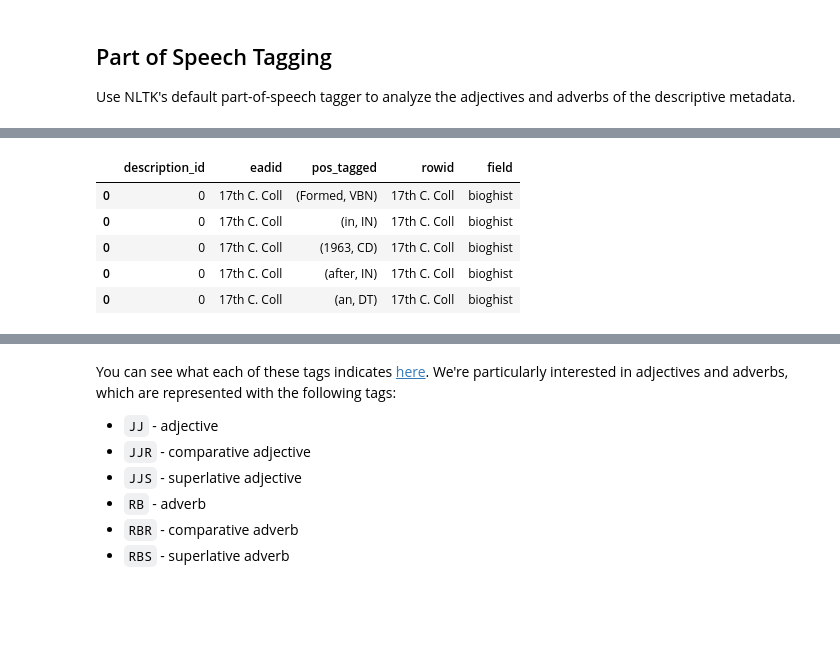
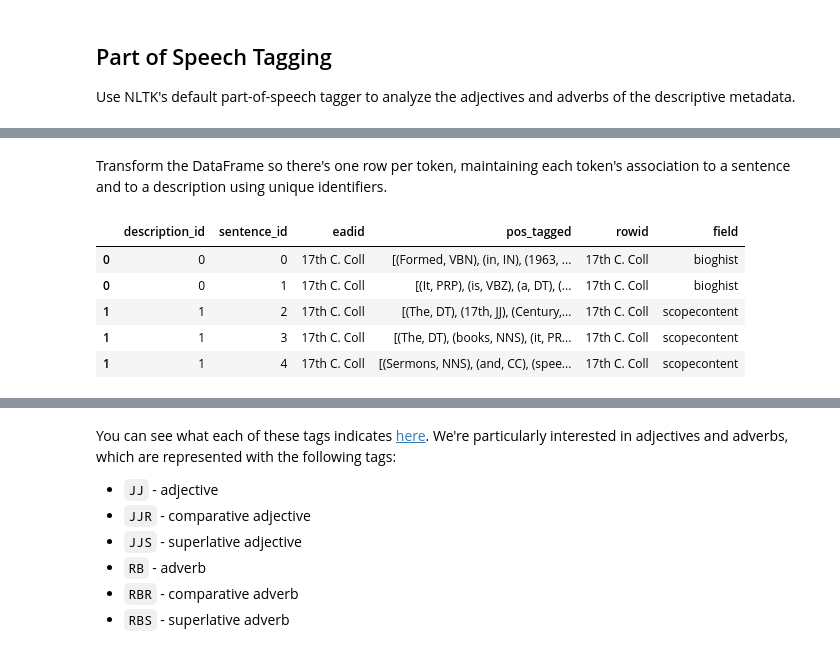
Before and after one commit to thegoose20/nusc, a Jupyter notebook: analysis_metadata_nusc.ipynb, the cells around one changed output, grey strips where cells are left out. Cells and saved outputs as stored; diff of their text form; code cells hidden in the pictures; blank space fills up the shorter version.

```diff
--- a/analysis_metadata_nusc.ipynb
+++ b/analysis_metadata_nusc.ipynb
@@ -112,0 +144,3 @@ print(len(descs))
+# %%
+descs = list(df_ead.doc) #ut + bh + sc + pi # EAD only   #all # EAD and Bell      #ut + t # titles only
+print(len(descs))
@@ -142,0 +182,16 @@ assert len(tokens) == len(descs)
+# %%
+tokenized_sents_by_desc_with_punc = [[word_tokenize(s) for s in sentence_list] for sentence_list in sentences]
+
+# Remove punctuation from the tokenized sentences
+tokenized_sents_by_desc = []
+for sentence_list in tokenized_sents_by_desc_with_punc:
+    new_sentence_list = []
+    for s in sentence_list:
+        new_s = [t for t in s if t not in punctuation]
+        new_sentence_list.append(new_s)
+    tokenized_sents_by_desc.append(new_sentence_list)
+
+assert len(tokenized_sents_by_desc) == len(tokenized_sents_by_desc_with_punc)
+assert len(tokenized_sents_by_desc) == len(descs)
+
+print(tokenized_sents_by_desc[1])
@@ -142,0 +202,3 @@ assert len(tokens) == len(descs)
+# %%
+df_ead.insert(len(df_ead.columns), "tokenized", tokenized_sents_by_desc)
+df_ead.head()
@@ -430,4 +473,4 @@ ead_tokenized = [word_tokenize(doc) for doc in ead_docs]
 # %%
-pos_tagged = [nltk.pos_tag(token_list) for token_list in ead_tokenized]
-pos_tagged[0]
+pos_tagged = [[nltk.pos_tag(token_list) for token_list in sentence_list] for sentence_list in tokenized_sents_by_desc]
+print(pos_tagged[0])
 # %% [output]
@@ -461,11 +488,17 @@ df_ead.head()
+# %% [markdown]
+Transform the DataFrame so there's one row per token, maintaining each token's association to a sentence and to a description using unique identifiers.
 # %%
-df_pos = df_ead.drop(columns=["doc"])
+df_pos = df_ead.drop(columns=["doc", "tokenized"])
+# Explode the DataFrame so there's one row per sentence
 df_pos = df_pos.explode("pos_tagged")
+# Assign unique identifiers to each sentence
+sentence_ids = [i for i in range(df_pos.shape[0])]
+df_pos.insert(1, "sentence_id", sentence_ids)
 df_pos.head()
 # %% [output]
-|  | description_id | eadid | pos_tagged | rowid | field |
-| 0 | 0 | 17th C. Coll | (Formed, VBN) | 17th C. Coll | bioghist |
-| 0 | 0 | 17th C. Coll | (in, IN) | 17th C. Coll | bioghist |
-| 0 | 0 | 17th C. Coll | (1963, CD) | 17th C. Coll | bioghist |
-| 0 | 0 | 17th C. Coll | (after, IN) | 17th C. Coll | bioghist |
-| 0 | 0 | 17th C. Coll | (an, DT) | 17th C. Coll | bioghist |
+|  | description_id | sentence_id | eadid | pos_tagged | rowid | field |
+| 0 | 0 | 0 | 17th C. Coll | [(Formed, VBN), (in, IN), (1963, ... | 17th C. Coll | bioghist |
+| 0 | 0 | 1 | 17th C. Coll | [(It, PRP), (is, VBZ), (a, DT), (... | 17th C. Coll | bioghist |
+| 1 | 1 | 2 | 17th C. Coll | [(The, DT), (17th, JJ), (Century,... | 17th C. Coll | scopecontent |
+| 1 | 1 | 3 | 17th C. Coll | [(The, DT), (books, NNS), (it, PR... | 17th C. Coll | scopecontent |
+| 1 | 1 | 4 | 17th C. Coll | [(Sermons, NNS), (and, CC), (spee... | 17th C. Coll | scopecontent |
```
Also changed, not shown: parts of 60 cells of this notebook, 1 other file.
